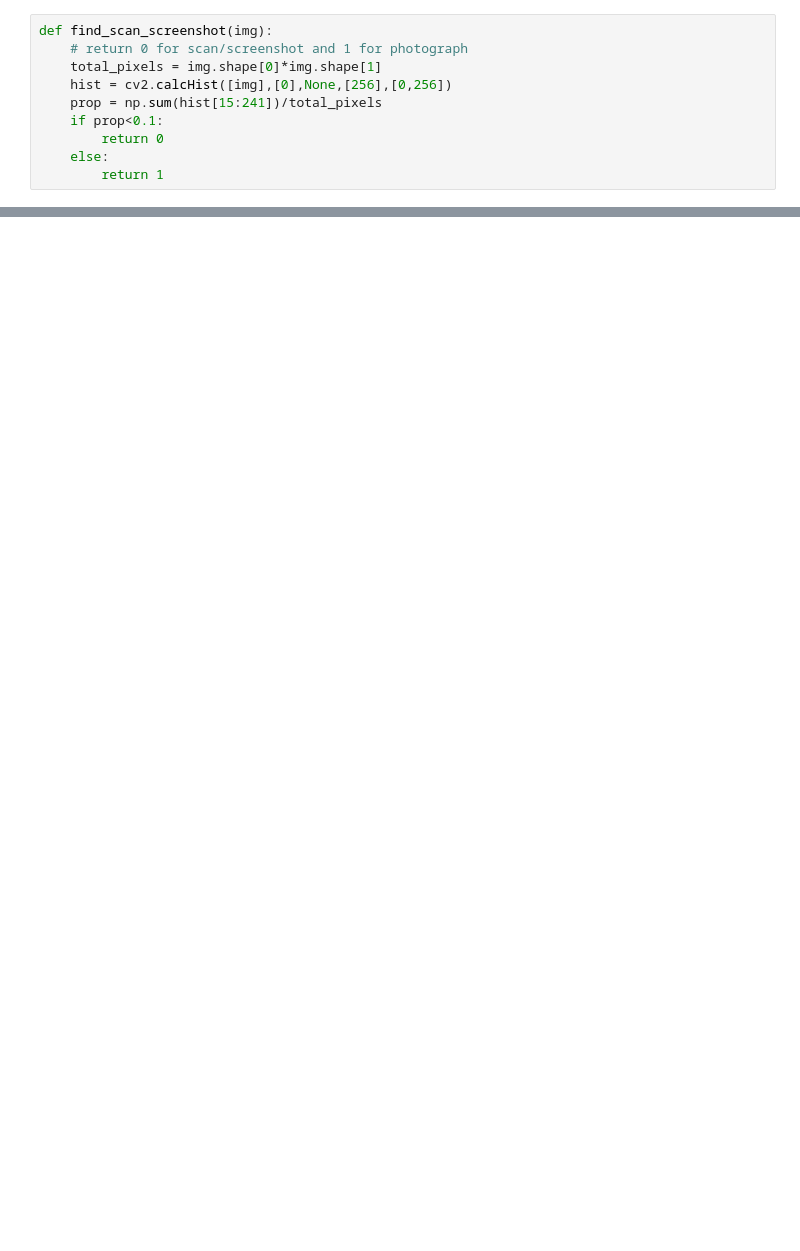
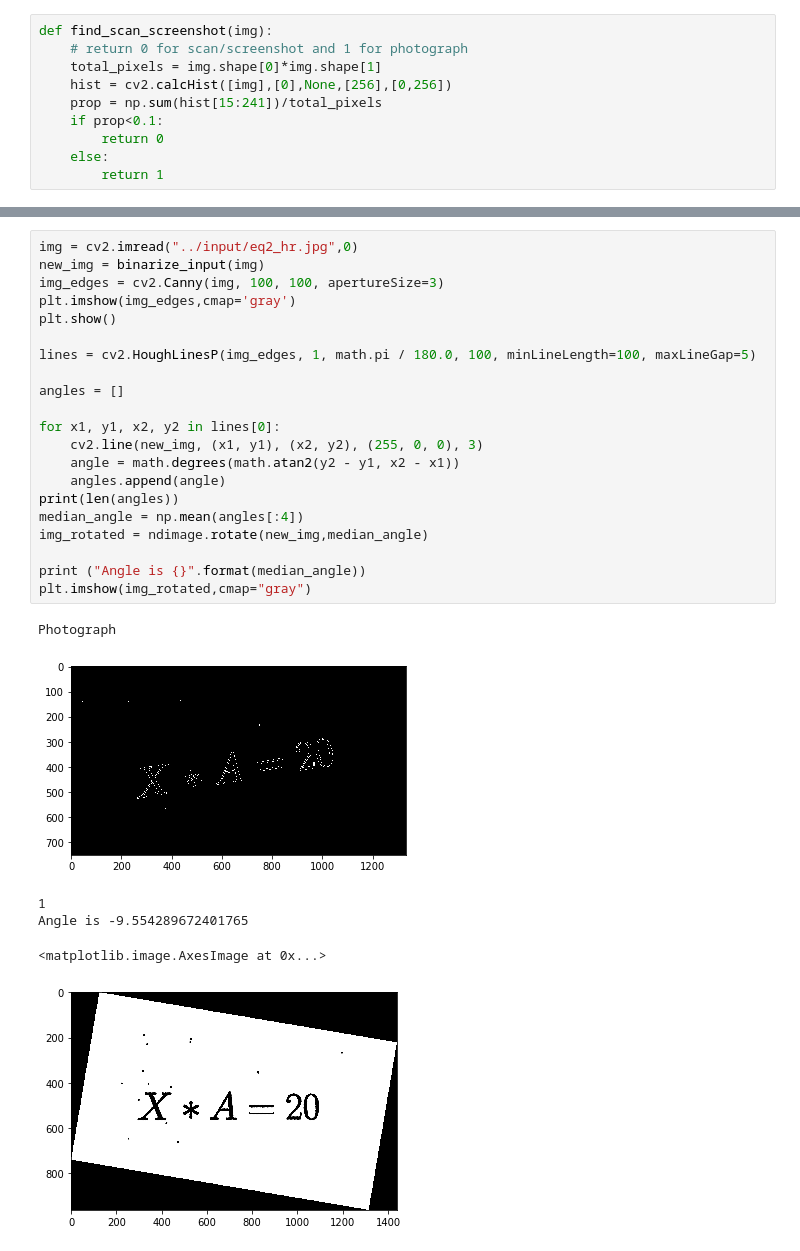
Before and after one commit to SrikarMannepalli/LaTeX-Generation-from-Printed-Equations, a Jupyter notebook: src/binarization.ipynb, the cells around one changed output, grey strips where cells are left out. Saved outputs shown, nothing was run; the diff lists cells and outputs as text; blank space fills up the shorter version.

```diff
--- a/src/binarization.ipynb
+++ b/src/binarization.ipynb
@@ -75,0 +95,28 @@ plt.imshow(new_img,cmap='gray')
+# %%
+img = cv2.imread("../input/eq2_hr.jpg",0)
+new_img = binarize_input(img)
+img_edges = cv2.Canny(img, 100, 100, apertureSize=3)
+plt.imshow(img_edges,cmap='gray')
+plt.show()
+
+lines = cv2.HoughLinesP(img_edges, 1, math.pi / 180.0, 100, minLineLength=100, maxLineGap=5)
+
+angles = []
+
+for x1, y1, x2, y2 in lines[0]:
+    cv2.line(new_img, (x1, y1), (x2, y2), (255, 0, 0), 3)
+    angle = math.degrees(math.atan2(y2 - y1, x2 - x1))
+    angles.append(angle)
+print(len(angles))
+median_angle = np.mean(angles[:4])
+img_rotated = ndimage.rotate(new_img,median_angle)
+
+print ("Angle is {}".format(median_angle))
+plt.imshow(img_rotated,cmap="gray")
+# %% [output]
+Photograph
+[figure, added]
+1
+Angle is -9.554289672401765
+<matplotlib.image.AxesImage at 0x...>
+[figure, added]
```
Also changed, not shown: parts of 8 cells of this notebook.
